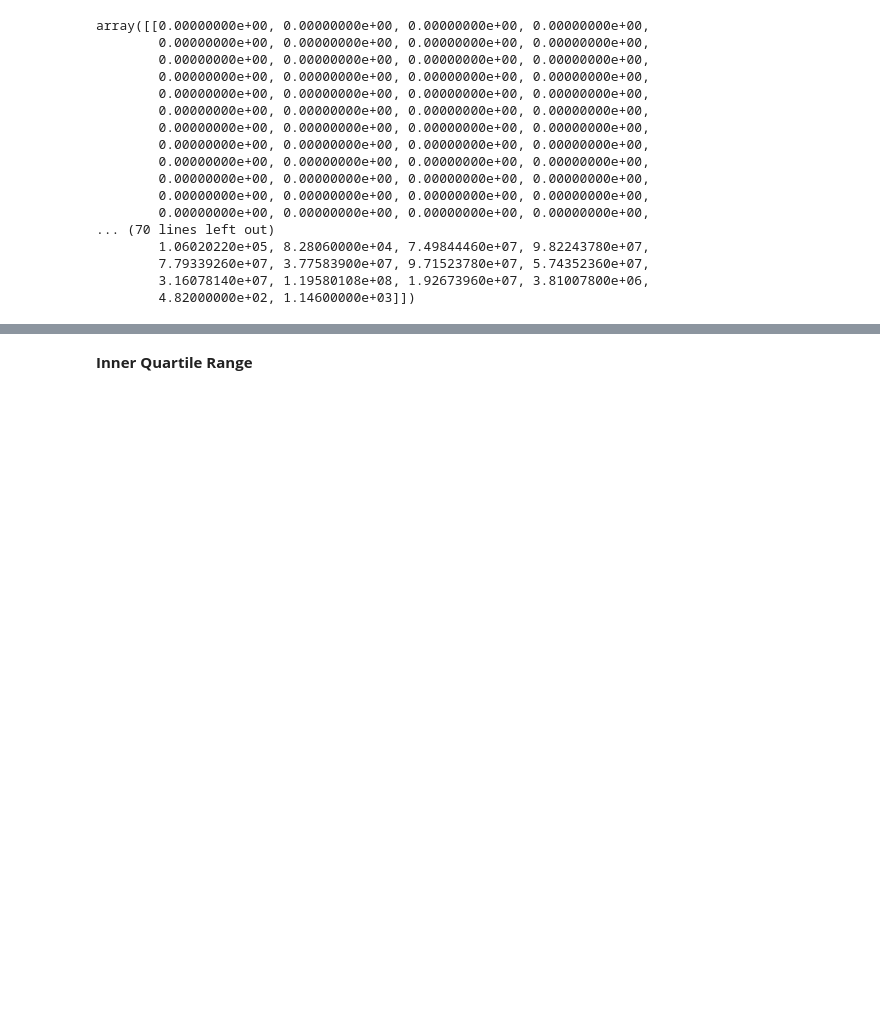
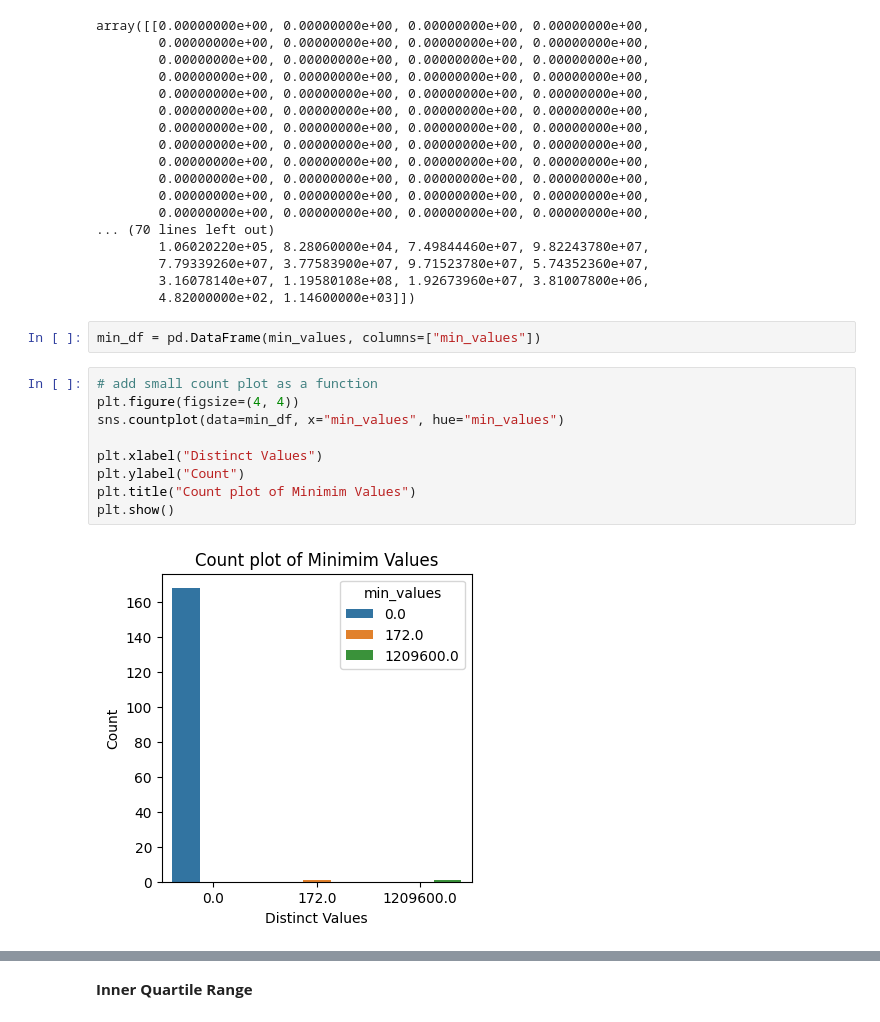
Before and after one commit to Lughaidh-w/DataPrep_ca1, a Jupyter notebook: CA1.ipynb, the cells around one changed output, grey strips where cells are left out. Cells and saved outputs as stored; diff of their text form; blank space fills up the shorter version.

Commit message:
added min countplot

```diff
--- a/CA1.ipynb
+++ b/CA1.ipynb
@@ -184,3 +184,16 @@ array([[0.00000000e+00, 0.00000000e+00, 0.00000000e+00, 0.00000000e+00,
         7.79339260e+07, 3.77583900e+07, 9.71523780e+07, 5.74352360e+07,
         3.16078140e+07, 1.19580108e+08, 1.92673960e+07, 3.81007800e+06,
         4.82000000e+02, 1.14600000e+03]])
+# %%
+min_df = pd.DataFrame(min_values, columns=["min_values"])
+# %%
+# add small count plot as a function
+plt.figure(figsize=(4, 4))
+sns.countplot(data=min_df, x="min_values", hue="min_values")
+
+plt.xlabel("Distinct Values")
+plt.ylabel("Count")
+plt.title("Count plot of Minimim Values")
+plt.show()
+# %% [output]
+[figure, added]
```
Also changed, not shown: parts of 3 cells of this notebook.
